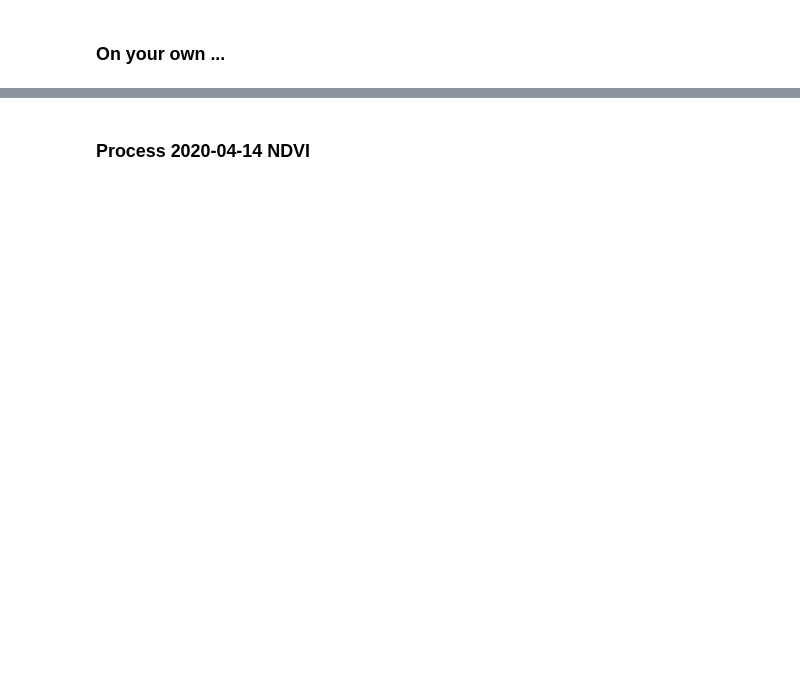
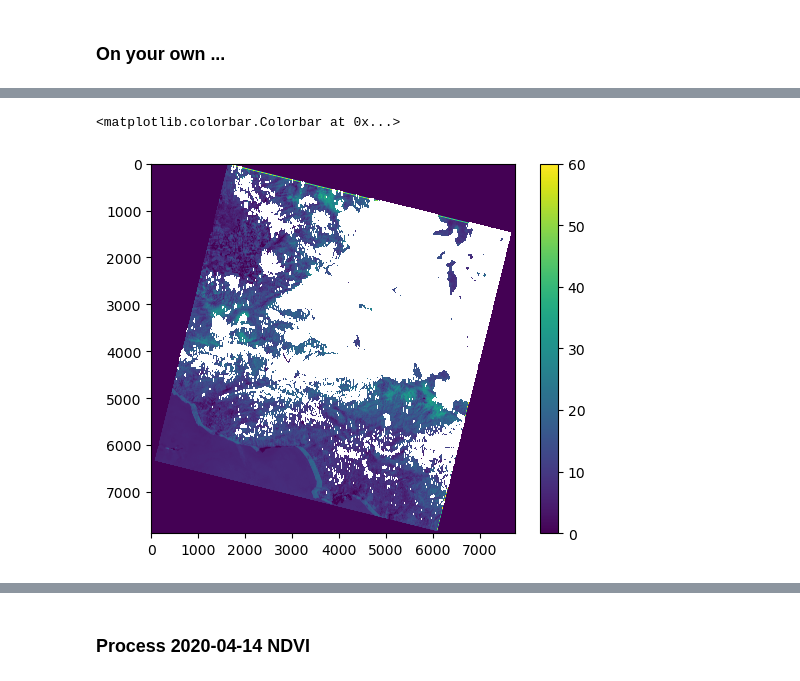
Before and after one commit to cascadet/GPHY-491-591, a Jupyter notebook: materials/Day5/GPHY-491-591-Lab3.ipynb, the cells around one changed output, grey strips where cells are left out. Saved outputs shown, nothing was run; the diff lists cells and outputs as text; code cells hidden in the pictures; blank space fills up the shorter version.

```diff
--- a/materials/Day5/GPHY-491-591-Lab3.ipynb
+++ b/materials/Day5/GPHY-491-591-Lab3.ipynb
@@ -266,0 +311,10 @@ bright_temp(bt_fn, fn_out, radiance_mult, radiance_add, k1, k2)
+# %%
+# Calculate the difference between 2020-08-20 and 2020-04-14 BT data
+
+# Load the 2020-04-14 BT data
+fn = os.path.join('./data/', 'BT_20200414.tif')
+arr0414 = rasterio.open(fn).read(1)
+
+# Load the 2020-08-20 BT data
+fn =  fn_out = os.path.join('./data/', 'BT_20200820.tif')
+arr0820 = rasterio.open(fn).read(1)
@@ -267,2 +339,9 @@ bright_temp(bt_fn, fn_out, radiance_mult, radiance_add, k1, k2)
 # %%
-# Plot the 2020-08-20 BT data
+# Plot the difference between 2020-08-20 and 2020-04-14 BT data
+dif = arr0820_n - arr0415_n
+
+plt.imshow(dif, vmin = 0, vmax = 60)
+plt.colorbar()
+# %% [output]
+<matplotlib.colorbar.Colorbar at 0x...>
+[figure, added]
```
Also changed, not shown: parts of 23 cells of this notebook, 2 other files.
